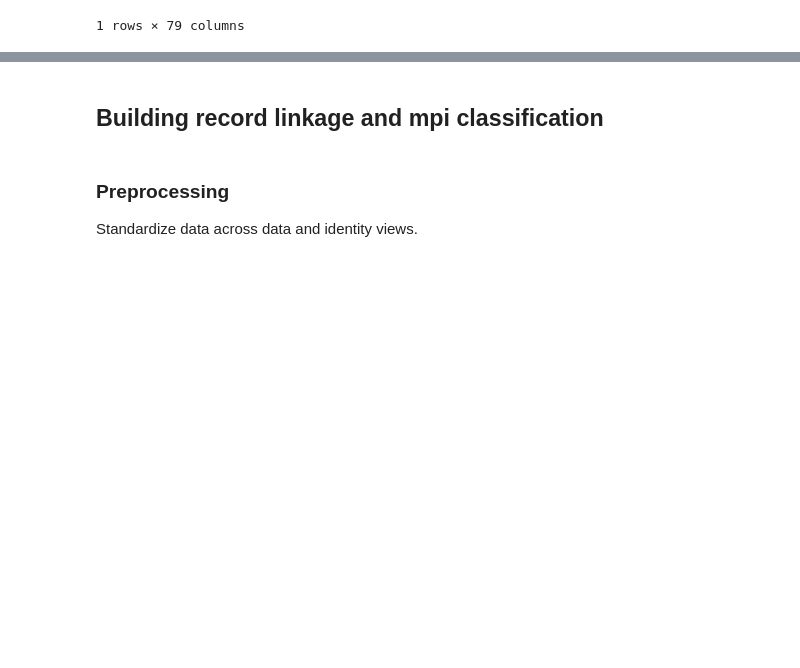
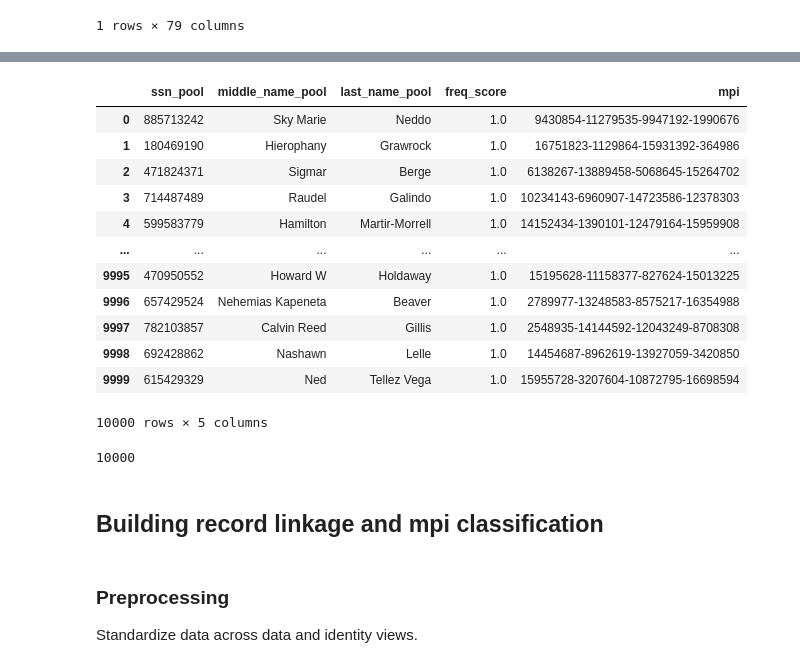
Before and after one commit to frellnick/mpi_demo, a Jupyter notebook: devbook.ipynb, the cells around one changed output, grey strips where cells are left out. Cells and saved outputs as stored; diff of their text form; code cells hidden in the pictures; blank space fills up the shorter version.

```diff
--- a/devbook.ipynb
+++ b/devbook.ipynb
@@ -145,3 +130,23 @@ iview.head(1)
+# %%
+iview.dropna(axis=1)
+# %% [output]
+|  | ssn_pool | middle_name_pool | last_name_pool | freq_score | mpi |
+| 0 | 885713242 | Sky Marie | Neddo | 1.0 | 9430854-11279535-9947192-1990676 |
+| 1 | 180469190 | Hierophany | Grawrock | 1.0 | 16751823-1129864-15931392-364986 |
+| 2 | 471824371 | Sigmar | Berge | 1.0 | 6138267-13889458-5068645-15264702 |
+| 3 | 714487489 | Raudel | Galindo | 1.0 | 10234143-6960907-14723586-12378303 |
+| 4 | 599583779 | Hamilton | Martir-Morrell | 1.0 | 14152434-1390101-12479164-15959908 |
+| ... | ... | ... | ... | ... | ... |
+| 9995 | 470950552 | Howard W | Holdaway | 1.0 | 15195628-11158377-827624-15013225 |
+| 9996 | 657429524 | Nehemias Kapeneta | Beaver | 1.0 | 2789977-13248583-8575217-16354988 |
+| 9997 | 782103857 | Calvin Reed | Gillis | 1.0 | 2548935-14144592-12043249-8708308 |
+| 9998 | 692428862 | Nashawn | Lelle | 1.0 | 14454687-8962619-13927059-3420850 |
+| 9999 | 615429329 | Ned | Tellez Vega | 1.0 | 15955728-3207604-10872795-16698594 |
+10000 rows × 5 columns
+# %%
+len(iview)
+# %% [output]
+10000
 # %% [markdown]
 ## Building record linkage and mpi classification
 # %%
```
Also changed, not shown: parts of 23 cells of this notebook, 3 other files.
